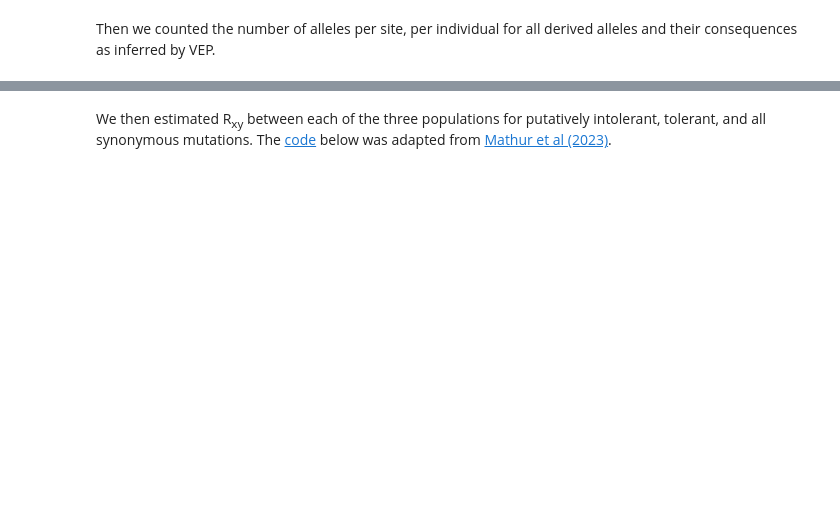
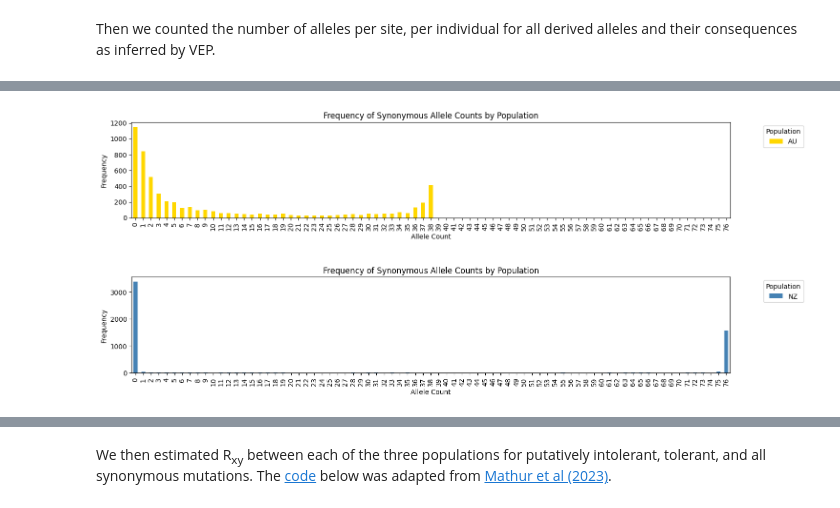
Before and after one commit to janawold1/2026_S_nereis_Cons_Gen, a Jupyter notebook: 07_Putative_Load.ipynb, the cells around one changed output, grey strips where cells are left out. Saved outputs shown, nothing was run; the diff lists cells and outputs as text; code cells hidden in the pictures; blank space fills up the shorter version.

Commit message:
Updating and exploring deleterious alleles

```diff
--- a/07_Putative_Load.ipynb
+++ b/07_Putative_Load.ipynb
@@ -182,0 +214,19 @@ plt.show()
+# %%
+pop_vep = indiv_vep.groupby(['Chromosome', 'Position', 'Population'], as_index=False).agg({
+    'Allele Count': 'sum',
+    'Mutation Class': 'first',
+    'Consequence': 'first'
+})
+
+# And now estimating allele frequency
+conditions = [
+    pop_vep['Population']=='AU',
+    pop_vep['Population']=='NZ',
+    pop_vep['Population']=='KI'
+]
+
+denominators = [2*19, 2*38, 2*24] # Double the population size for each
+
+pop_vep['Allele Frequency'] = pop_vep['Allele Count'] / np.select(conditions, denominators, default=np.nan)
+
+pop_vep.head()
@@ -182,0 +249,38 @@ plt.show()
+# %%
+#count_vep = pop_vep[pop_vep['Allele Count']>0]
+synonymous_count = pop_vep[pop_vep['Mutation Class']=='synonymous_variant']
+
+au_counts = synonymous_count[synonymous_count['Population']=='AU'].groupby(["Allele Count", "Population"]).size().reset_index(name="Frequency")
+ti_counts = synonymous_count[synonymous_count['Population']=='NZ'].groupby(["Allele Count", "Population"]).size().reset_index(name="Frequency")
+#ki_LowCounts = count_vep[count_vep['Population']=='KI'].groupby(["Allele Count", "Population"]).size().reset_index(name="Frequency")
+
+plot_range = range(0, ti_counts['Allele Count'].max() + 1)
+
+au_pivot = au_counts.pivot(index="Allele Count", columns="Population", values="Frequency").reindex(plot_range, fill_value=0)
+ti_pivot = ti_counts.pivot(index="Allele Count", columns="Population", values="Frequency").reindex(plot_range, fill_value=0)
+#ki_pivot = ki_counts.pivot(index="Allele Count", columns="Population", values="Frequency").reindex(plot_range, fill_value=0)
+
+# Plot a stacked bar chart
+au_pivot.plot(kind="bar", stacked=True, figsize=(15, 3), color="gold")
+plt.title("Frequency of Synonymous Allele Counts by Population")
+plt.ylabel("Frequency")
+plt.xlabel("Allele Count")
+plt.legend(title="Population", bbox_to_anchor=(1.05, 1), loc="upper left")
+plt.tight_layout()
+
+ti_pivot.plot(kind="bar", stacked=True, figsize=(15, 3), color="steelblue")
+plt.title("Frequency of Synonymous Allele Counts by Population")
+plt.ylabel("Frequency")
+plt.xlabel("Allele Count")
+plt.legend(title="Population", bbox_to_anchor=(1.05, 1), loc="upper left")
+plt.tight_layout()
+
+#ki_pivot.plot(kind="bar", stacked=True, figsize=(15, 3), color="black")
+plt.title("Frequency of Synonymous Allele Counts by Population")
+plt.ylabel("Frequency")
+plt.xlabel("Allele Count")
+plt.legend(title="Population", bbox_to_anchor=(1.05, 1), loc="upper left")
+plt.tight_layout()
+# %% [output]
+[figure, added]
+[figure, added]
```
Also changed, not shown: parts of 45 cells of this notebook, 1 other file.
